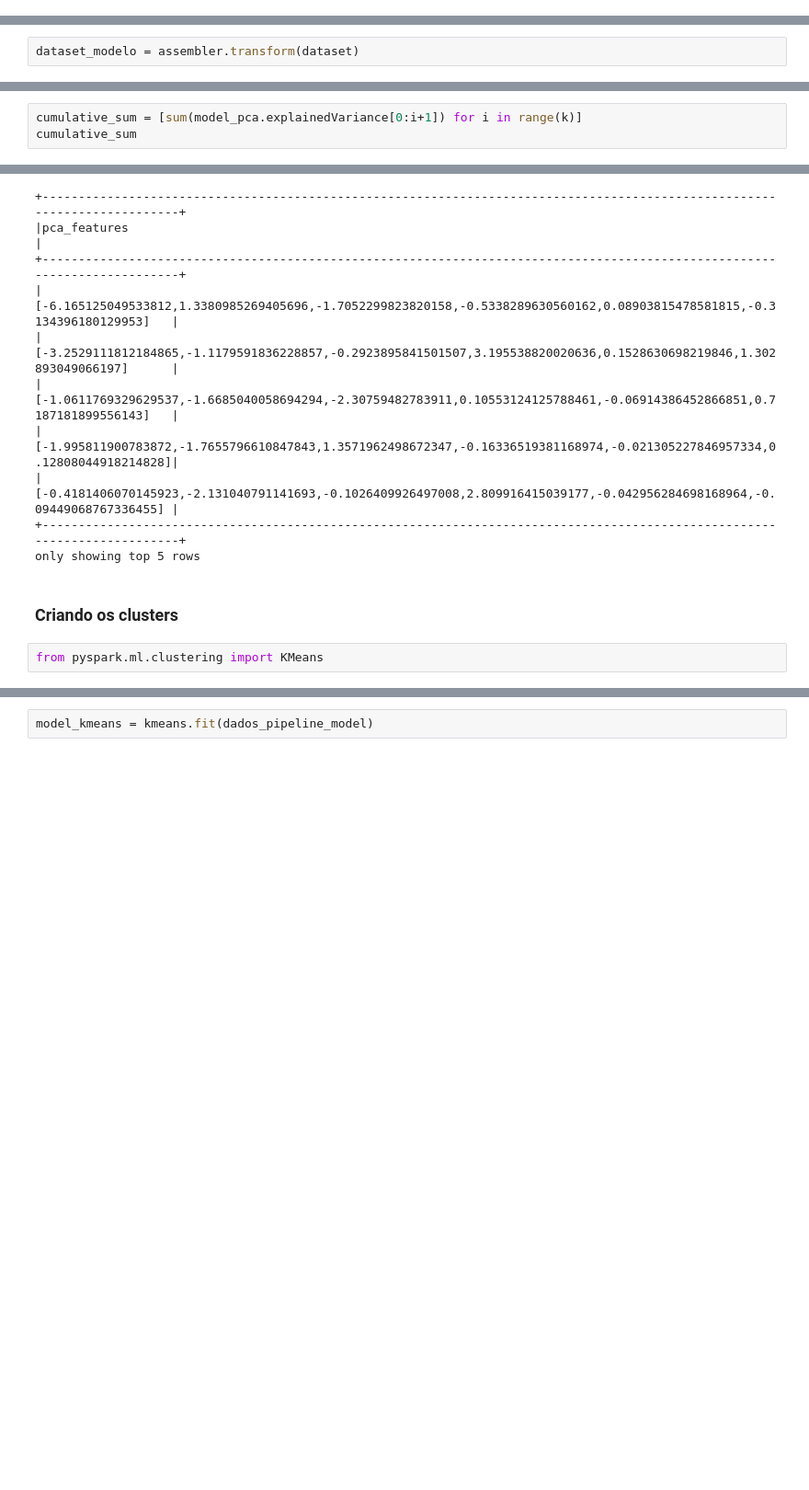
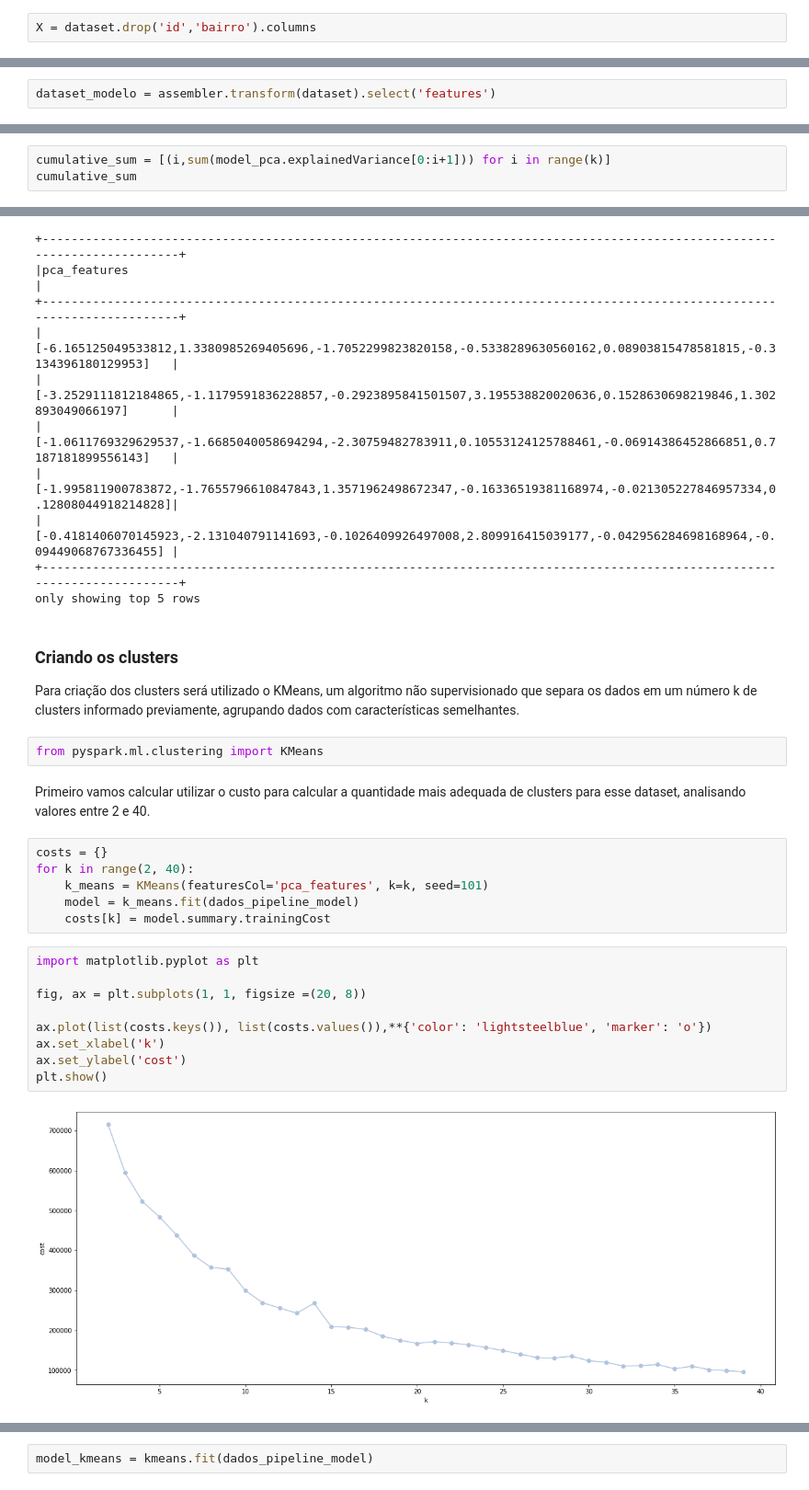
Before and after one commit to sarahgruetz/AluraChallenge_DS_2, a Jupyter notebook: sistema-recomendacao.ipynb, the cells around one changed output, grey strips where cells are left out. Shown at 92% size. Cells and saved outputs as stored; diff of their text form; blank space fills up the shorter version.

```diff
--- a/sistema-recomendacao.ipynb
+++ b/sistema-recomendacao.ipynb
@@ -190,0 +176,2 @@ X = [
+# %%
+X = dataset.drop('id','bairro').columns
@@ -191,5 +180,5 @@ X = [
 # %%
 assembler = VectorAssembler(inputCols=X, outputCol='features')
 # %%
-dataset_modelo = assembler.transform(dataset)
+dataset_modelo = assembler.transform(dataset).select('features')
 # %%
@@ -245,4 +244,4 @@ model_pca = pca.fit(dataset_modelo_scaler)
 # %%
-cumulative_sum = [sum(model_pca.explainedVariance[0:i+1]) for i in range(k)]
+cumulative_sum = [(i,sum(model_pca.explainedVariance[0:i+1])) for i in range(k)]
 cumulative_sum
 # %% [output]
@@ -312,7 +321,28 @@ dados_pipeline_model.select('pca_features').show(5, False)
 |[-0.4181406070145923,-2.131040791141693,-0.1026409926497008,2.809916415039177,-0.042956284698168964,-0.09449068767336455] |
 +--------------------------------------------------------------------------------------------------------------------------+
 only showing top 5 rows
-# %% [markdown]
-### Criando os clusters
+# %% [markdown]
+### Criando os clusters
+
+Para criação dos clusters será utilizado o KMeans, um algoritmo não supervisionado que separa os dados em um número k de clusters informado previamente, agrupando dados com características semelhantes.
 # %%
 from pyspark.ml.clustering import KMeans
+# %% [markdown]
+Primeiro vamos calcular utilizar o custo para calcular a quantidade mais adequada de clusters para esse dataset, analisando valores entre 2 e 40.
+# %%
+costs = {}
+for k in range(2, 40):
+    k_means = KMeans(featuresCol='pca_features', k=k, seed=101)
+    model = k_means.fit(dados_pipeline_model)
+    costs[k] = model.summary.trainingCost
+# %%
+import matplotlib.pyplot as plt
+
+fig, ax = plt.subplots(1, 1, figsize =(20, 8))
+
+ax.plot(list(costs.keys()), list(costs.values()),**{'color': 'lightsteelblue', 'marker': 'o'})
+ax.set_xlabel('k')
+ax.set_ylabel('cost')
+plt.show()
+# %% [output]
+[figure, added]
```
Also changed, not shown: parts of 60 cells of this notebook.
